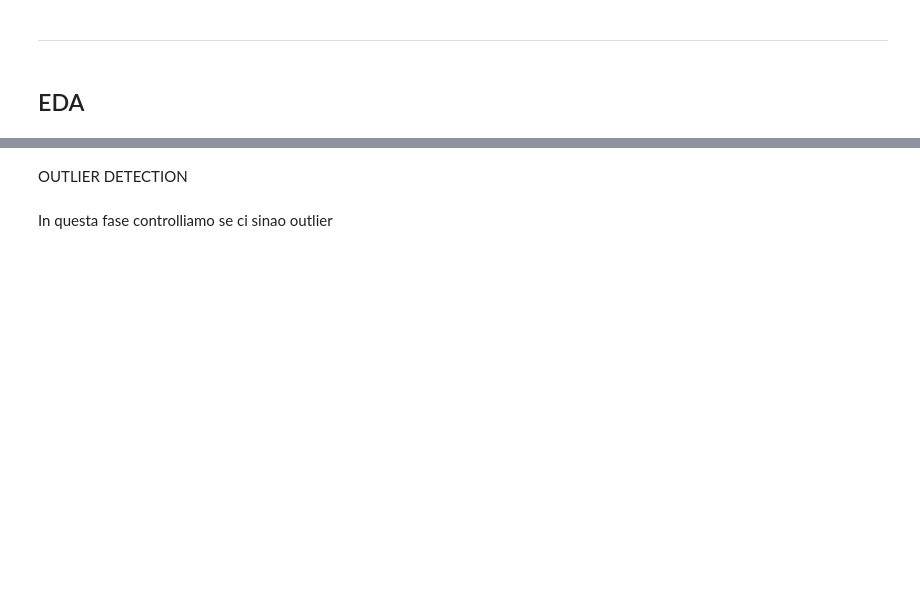
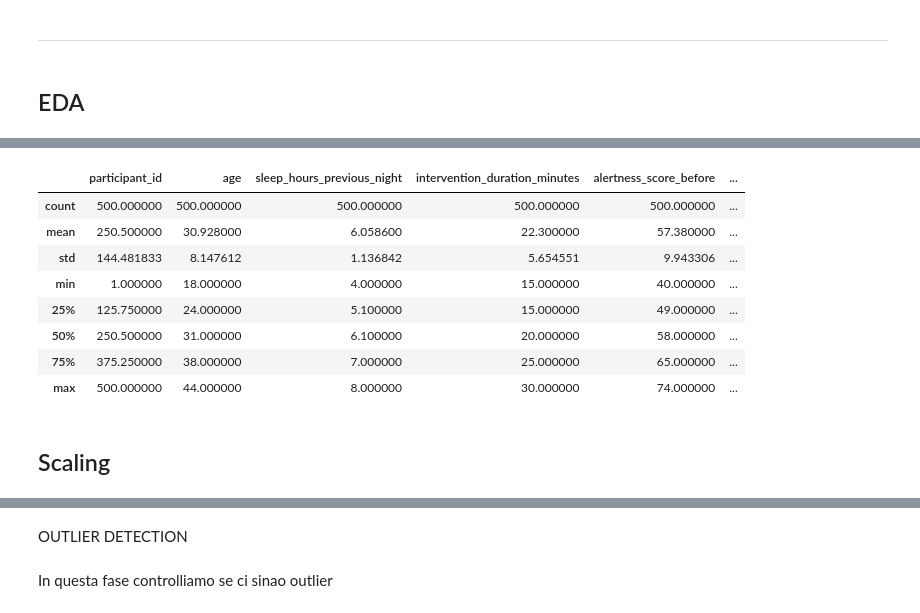
Before and after one commit to Grimino27/PDAI_Project, a Jupyter notebook: scripts/DataPolish+Exploratory.ipynb, the cells around one changed output, grey strips where cells are left out. Cells and saved outputs as stored; diff of their text form; code cells hidden in the pictures; blank space fills up the shorter version.

```diff
--- a/scripts/DataPolish+Exploratory.ipynb
+++ b/scripts/DataPolish+Exploratory.ipynb
@@ -327,0 +146,22 @@ Vedo che molte variabili create da Edo sono correlate, quindi bisogna fare una s
+# %%
+#Calcolo alertness_delta
+df["alertness_delta"] = df["alertness_score_after"] - df["alertness_score_before"]
+
+#Calcolo alertness_delta_std
+#scaler = StandardScaler()
+#df_augmented["alertness_delta_std"] = scaler.fit_transform(df_augmented[["alertness_delta"]])
+
+#chiamo le descrittive stats per le colonne appena aggiunte e vedere che suc
+df.describe()
+# %% [output]
+|  | participant_id | age | sleep_hours_previous_night | intervention_duration_minutes | alertness_score_before | ... |
+| count | 500.000000 | 500.000000 | 500.000000 | 500.000000 | 500.000000 | ... |
+| mean | 250.500000 | 30.928000 | 6.058600 | 22.300000 | 57.380000 | ... |
+| std | 144.481833 | 8.147612 | 1.136842 | 5.654551 | 9.943306 | ... |
+| min | 1.000000 | 18.000000 | 4.000000 | 15.000000 | 40.000000 | ... |
+| 25% | 125.750000 | 24.000000 | 5.100000 | 15.000000 | 49.000000 | ... |
+| 50% | 250.500000 | 31.000000 | 6.100000 | 20.000000 | 58.000000 | ... |
+| 75% | 375.250000 | 38.000000 | 7.000000 | 25.000000 | 65.000000 | ... |
+| max | 500.000000 | 44.000000 | 8.000000 | 30.000000 | 74.000000 | ... |
+# %% [markdown]
+## Scaling
```
Also changed, not shown: parts of 34 cells of this notebook.
